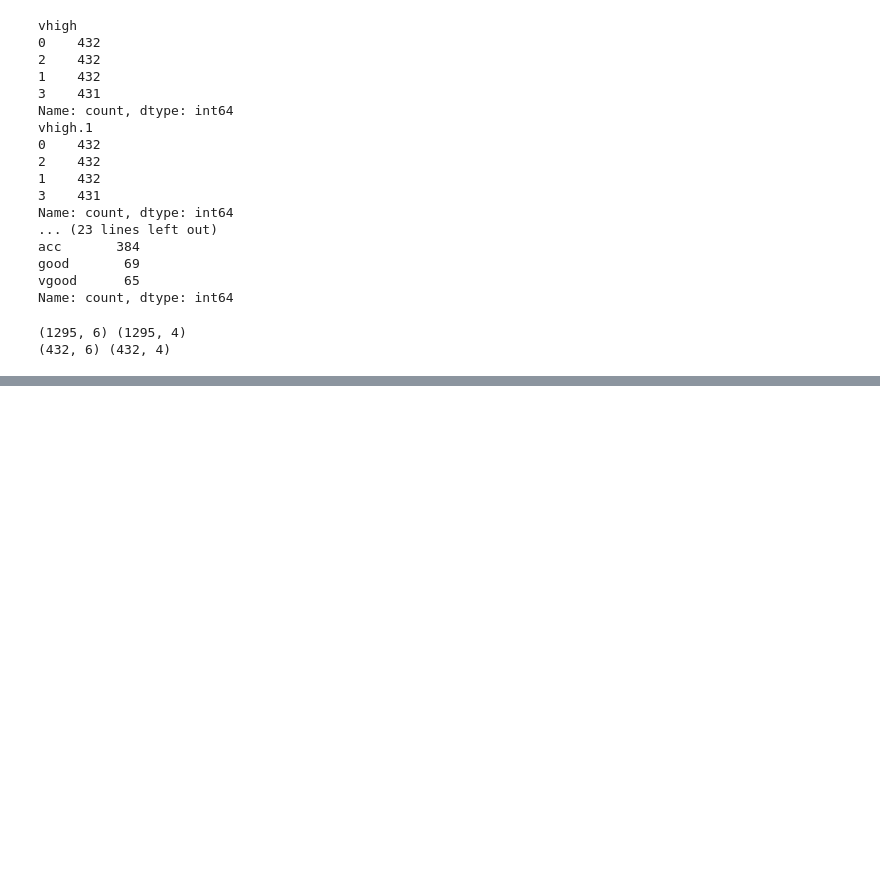
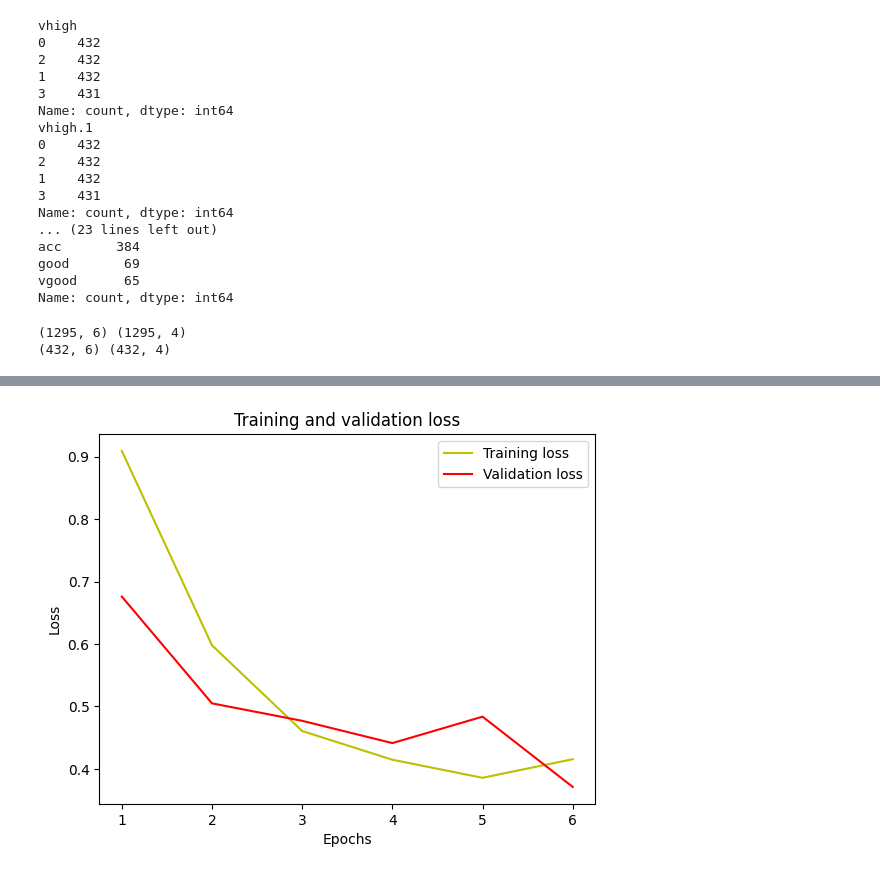
Before and after one commit to chumingi/year3-sem1, a Jupyter notebook: 인공지능개론/assignments/AI_assignment_2_DL/AI_assignment02_car_evaluation.ipynb, the cells around one changed output, grey strips where cells are left out. Saved outputs shown, nothing was run; the diff lists cells and outputs as text; code cells hidden in the pictures; blank space fills up the shorter version.

```diff
--- a/인공지능개론/assignments/AI_assignment_2_DL/AI_assignment02_car_evaluation.ipynb
+++ b/인공지능개론/assignments/AI_assignment_2_DL/AI_assignment02_car_evaluation.ipynb
@@ -126,0 +129,16 @@ Epoch 6/6
+# %%
+import matplotlib.pyplot as plt
+import seaborn as sns
+
+loss =model_history.history['loss']
+val_loss =model_history.history['val_loss']
+epochs = range(1, len(loss) + 1)
+plt.plot(epochs, loss, 'y', label='Training loss')
+plt.plot(epochs, val_loss, 'r', label='Validation loss')
+plt.title('Training and validation loss')
+plt.xlabel('Epochs')
+plt.ylabel('Loss')
+plt.legend()
+plt.show()
+# %% [output]
+[figure, added]
```
Also changed, not shown: parts of 4 cells of this notebook, 1 other file.
